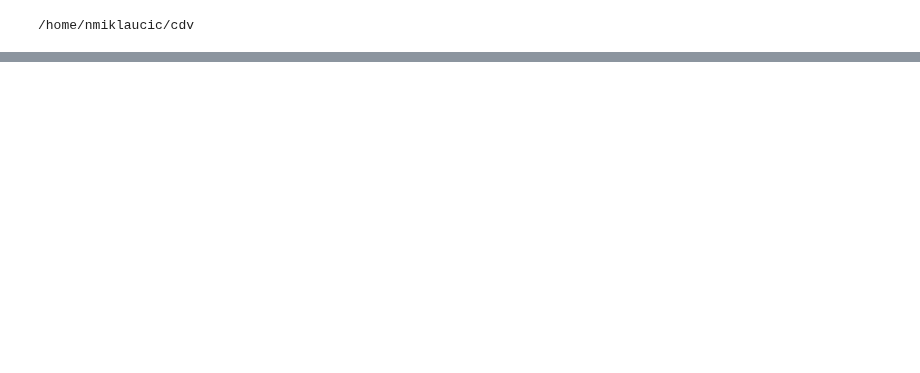
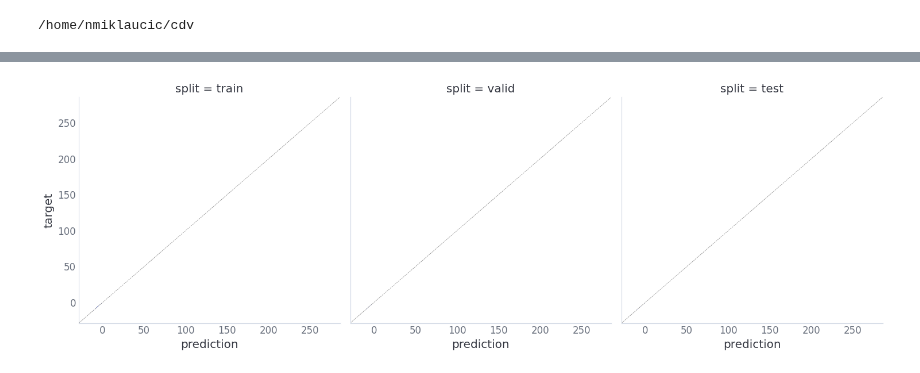
Before and after one commit to nicholas-miklaucic/facet, a Jupyter notebook: notebooks/figures.ipynb, the cells around one changed output, grey strips where cells are left out. Cells and saved outputs as stored; diff of their text form; code cells hidden in the pictures; blank space fills up the shorter version.

```diff
--- a/notebooks/figures.ipynb
+++ b/notebooks/figures.ipynb
@@ -50,0 +127,15 @@ cg: CrystalGraphs = sum(cgs[1:], start=cgs[0])
+# %%
+g = sns.displot(df, x='prediction', y='target', col='split')
+
+xmin, xmax = plt.xlim()
+ymin, ymax = plt.ylim()
+
+newmin, newmax = min(xmin, ymin), max(xmax, ymax)
+
+plt.xlim(newmin, newmax)
+plt.ylim(newmin, newmax)
+
+for ax in g.axes.flatten():
+    ax.axline((0, 0), slope=1, ls='--', lw=0.5, color='grey')
+# %% [output]
+[figure, added]
```
Also changed, not shown: parts of 12 cells of this notebook, 10 other files.
